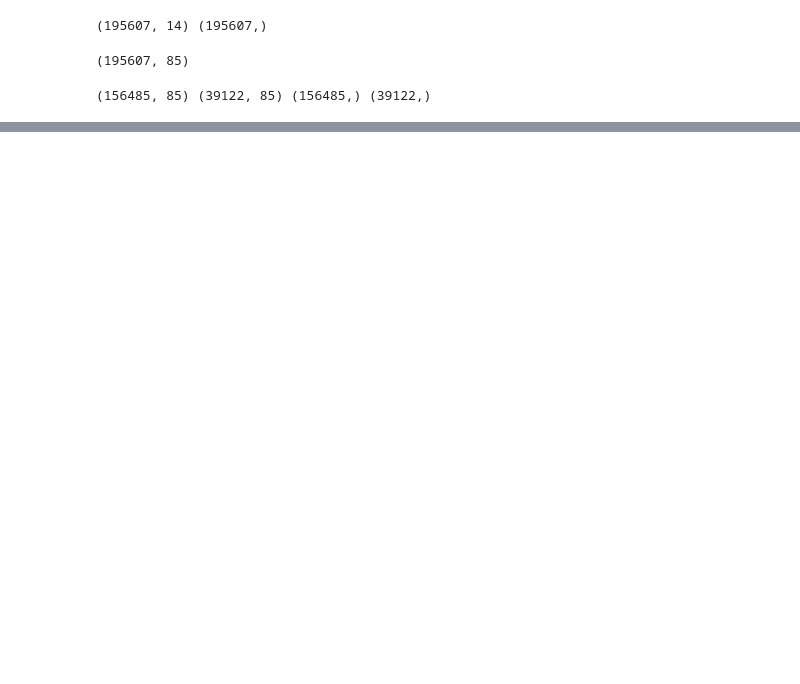
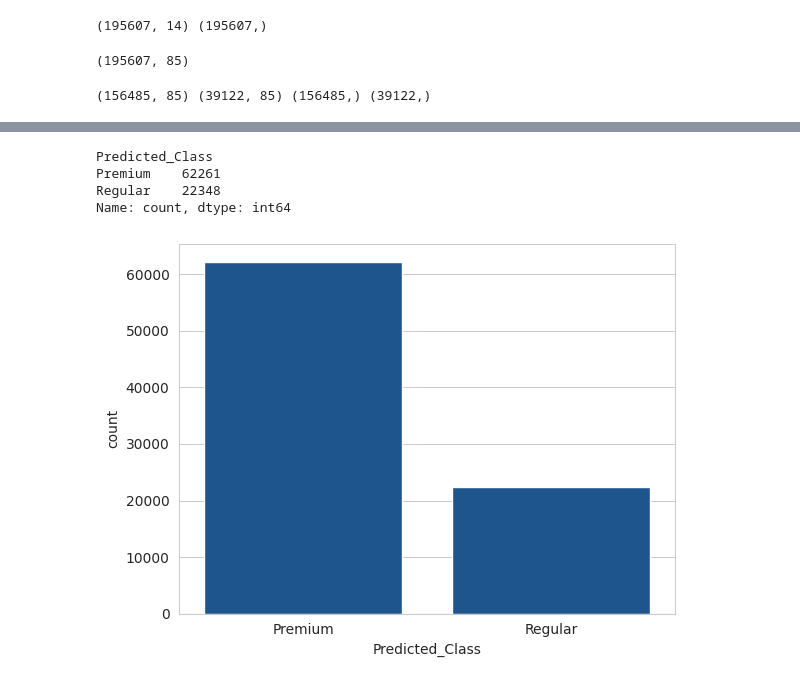
Before and after one commit to SergioDLezama/Retail-Analysis, a Jupyter notebook: Predict_Customer_Segment.ipynb, the cells around one changed output, grey strips where cells are left out. Cells and saved outputs as stored; diff of their text form; code cells hidden in the pictures; blank space fills up the shorter version.

```diff
--- a/Predict_Customer_Segment.ipynb
+++ b/Predict_Customer_Segment.ipynb
@@ -595,0 +546,3 @@ weighted avg       0.74      0.64      0.65     39122
+# %%
+# Dataframe with only New customers
+new_customers = df[df['Customer_Segment'].isin(['New'])]
@@ -595,0 +555,21 @@ weighted avg       0.74      0.64      0.65     39122
+# %%
+# Dropping customer segment
+new_customers = new_customers.drop(['Customer_Segment'], axis=1)
+# %%
+# Identify categorical and numerical columns
+categorical_columns = ['Country', 'Gender', 'Product_Category', 'Product_Brand', 'Product_Type', 'Feedback', 'Shipping_Method', 'Payment_Method', 'Order_Status', 'Income']
+numerical_columns = ['Age', 'Total_Purchases', 'Total_Amount', 'Ratings']
+
+# Preprocessor for numerical and categorical data
+preprocessor = ColumnTransformer(
+    transformers=[
+        ('num', StandardScaler(), numerical_columns),
+        ('cat', OneHotEncoder(sparse_output=False), categorical_columns)  # Set sparse_output to False
+    ]
+)
+
+# Apply the transformations
+new_customers_prepared = preprocessor.fit_transform(new_customers)
+
+# Verify the processed feature shape
+print(new_customers_prepared.shape)
@@ -595,0 +578,17 @@ weighted avg       0.74      0.64      0.65     39122
+# %%
+# Predict probabilities
+y_new_pred_prob = best_model.predict(new_customers_prepared)
+
+# Since we have a sigmoid activation function, the output is the probability of being 'Premium'
+# We can round these probabilities to get the class predictions (0 for 'Regular', 1 for 'Premium')
+y_new_pred_class = (y_new_pred_prob > thresholds[ix]).astype(int)
+
+# Add predictions to the new customers DataFrame
+new_customers['Probability_Premium'] = y_new_pred_prob
+new_customers['Predicted_Class'] = y_new_pred_class
+
+# Map the predicted class to 'Regular' and 'Premium'
+new_customers['Predicted_Class'] = new_customers['Predicted_Class'].map({0: 'Regular', 1: 'Premium'})
+
+# Display the results
+new_customers
@@ -595,0 +627,18 @@ weighted avg       0.74      0.64      0.65     39122
+# %%
+'''
+The model predicted
+62261 Premium customers. with close to 50% accuracy we can say that half of the predicted customers are Premium
+22348 Regular customers. with close to 90% accuracy we can say that most of the predicted customers are Regular
+'''
+new_customers['Predicted_Class'].value_counts()
+# %% [output]
+Predicted_Class
+Premium    62261
+Regular    22348
+Name: count, dtype: int64
+# %%
+# Plot of the predicted classes
+sns.countplot(x='Predicted_Class', data=new_customers)
+plt.show()
+# %% [output]
+[figure, added]
```
Also changed, not shown: parts of 84 cells of this notebook.
